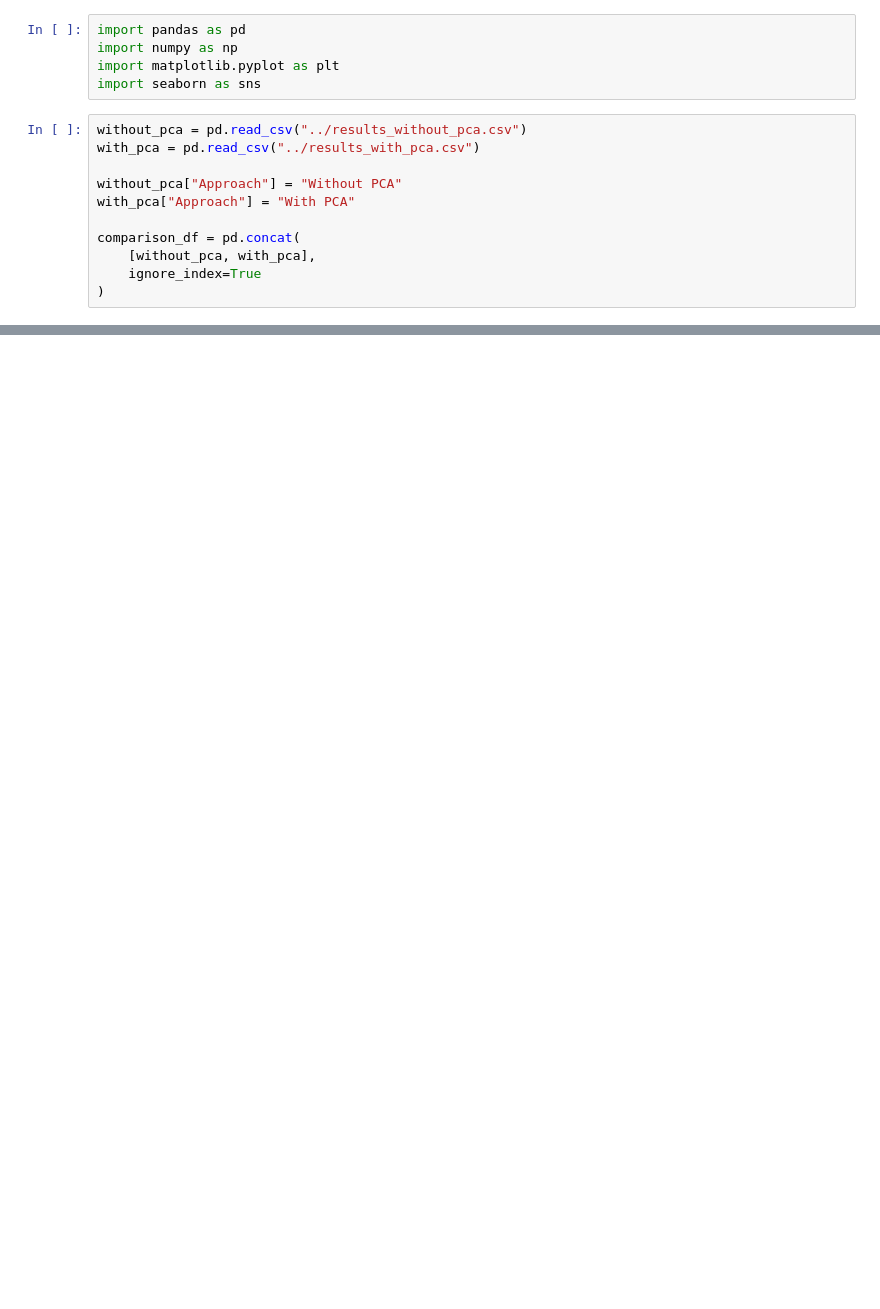
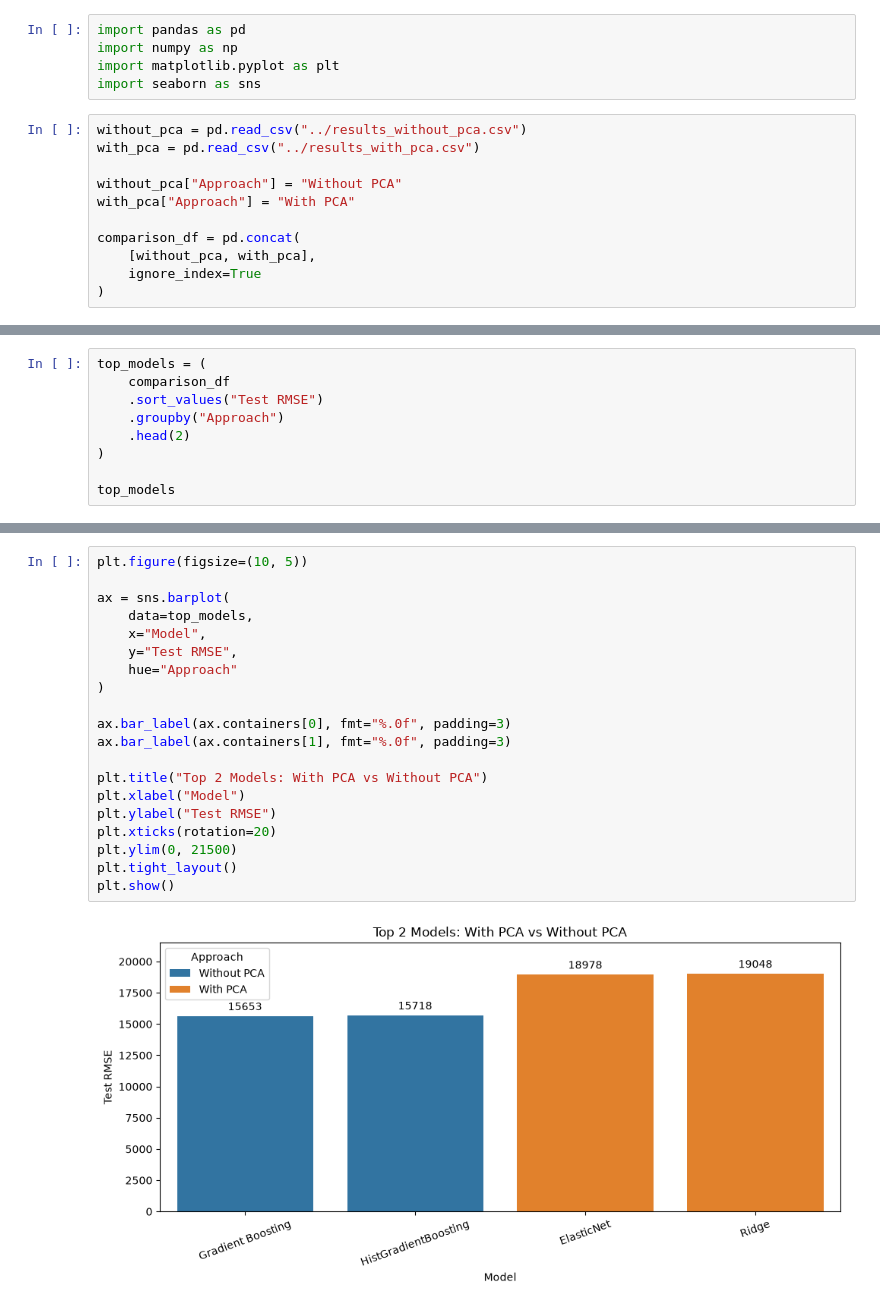
Before and after one commit to Mohamadzf23/ames-housing-price-prediction, a Jupyter notebook: src/model_comparison.ipynb, the cells around one changed output, grey strips where cells are left out. Saved outputs shown, nothing was run; the diff lists cells and outputs as text; blank space fills up the shorter version.

```diff
--- a/src/model_comparison.ipynb
+++ b/src/model_comparison.ipynb
@@ -61,0 +90,9 @@ WITH PCA
+# %%
+top_models = (
+    comparison_df
+    .sort_values("Test RMSE")
+    .groupby("Approach")
+    .head(2)
+)
+
+top_models
@@ -61,0 +105,22 @@ WITH PCA
+# %%
+plt.figure(figsize=(10, 5))
+
+ax = sns.barplot(
+    data=top_models,
+    x="Model",
+    y="Test RMSE",
+    hue="Approach"
+)
+
+ax.bar_label(ax.containers[0], fmt="%.0f", padding=3)
+ax.bar_label(ax.containers[1], fmt="%.0f", padding=3)
+
+plt.title("Top 2 Models: With PCA vs Without PCA")
+plt.xlabel("Model")
+plt.ylabel("Test RMSE")
+plt.xticks(rotation=20)
+plt.ylim(0, 21500)
+plt.tight_layout()
+plt.show()
+# %% [output]
+[figure, added]
```
Also changed, not shown: parts of 12 cells of this notebook, 2 other files.
